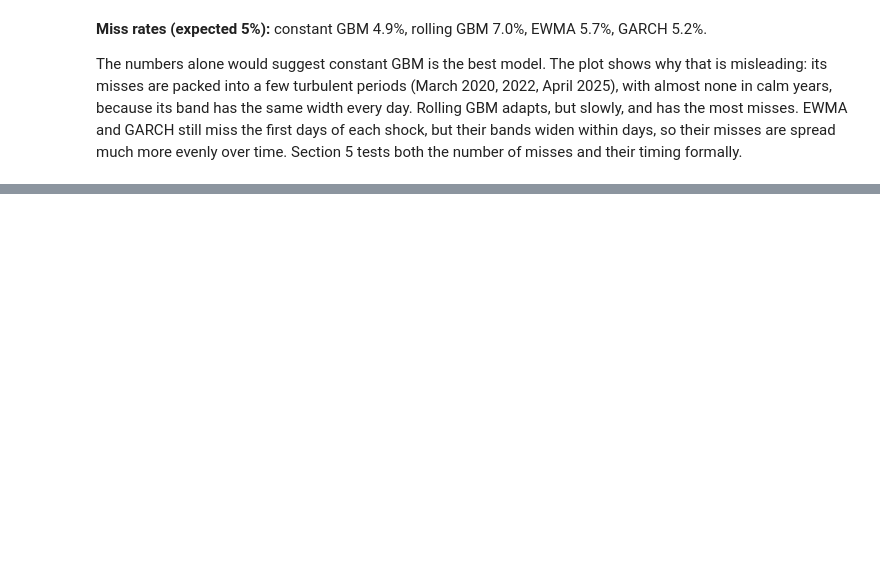
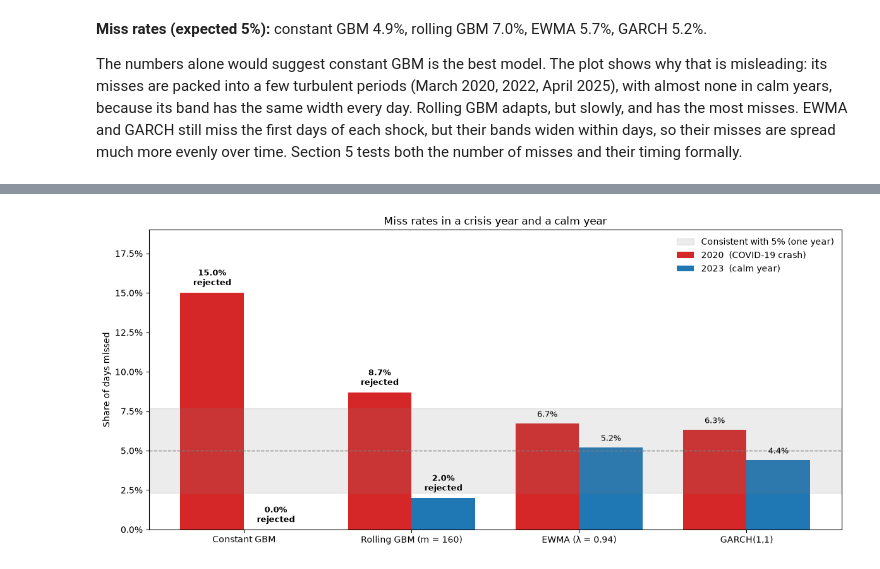
Before and after one commit to Harry140896/Volatility-band-width, a Jupyter notebook: volatility_band_width.ipynb, the cells around one changed output, grey strips where cells are left out. Saved outputs shown, nothing was run; the diff lists cells and outputs as text; code cells hidden in the pictures; blank space fills up the shorter version.

```diff
--- a/volatility_band_width.ipynb
+++ b/volatility_band_width.ipynb
@@ -452,0 +498,8 @@ The numbers alone would suggest constant GBM is the best model. The plot shows w
+# %%
+def kupiec_table(hits, names, period=None, **kwargs):
+    """Run kupiec_test on every model for one period; return one row per model."""
+    rows = {}
+    for name, h in zip(names, hits):
+        h_sel = h if period is None else h.loc[period]   # whole test period, or a slice
+        rows[name] = kupiec_test(h_sel, **kwargs)
+    return pd.DataFrame(rows).T
@@ -452,0 +552,3 @@ The numbers alone would suggest constant GBM is the best model. The plot shows w
+# %%
+names = ["const_gbm","rolling_gbm","ewma","garch"]
+kupiec_table(hits,names)
@@ -452,0 +634,38 @@ The numbers alone would suggest constant GBM is the best model. The plot shows w
+# %%
+years = ["2020", "2023"]
+year_colours = {"2020": "tab:red", "2023": "tab:blue"}
+labels = ["Constant GBM", "Rolling GBM (m = 160)", "EWMA (λ = 0.94)", "GARCH(1,1)"]
+x = np.arange(len(labels))
+w = 0.38
+
+fig, ax = plt.subplots(figsize=(12, 5.5))
+
+for k, year in enumerate(years):
+    tab = kupiec_table(hits, names, year)
+    rates = tab["p_hat"].astype(float).values
+    rejected = tab["reject"].astype(bool).values
+    bars = ax.bar(x + (k - 0.5) * w, rates, w, color=year_colours[year],
+                  label=f"{year}  ({'COVID-19 crash' if year == '2020' else 'calm year'})")
+    # mark the models Kupiec rejects in that year
+    for bar, rate, rej in zip(bars, rates, rejected):
+        ax.text(bar.get_x() + bar.get_width() / 2, rate + 0.003,
+                f"{rate:.1%}" + ("\nrejected" if rej else ""),
+                ha="center", va="bottom", fontsize=9,
+                fontweight="bold" if rej else "normal")
+
+# zone Kupiec accepts for about 252 days
+n_year = 252
+half = 1.96 * np.sqrt(0.05 * 0.95 / n_year)
+ax.axhspan(0.05 - half, 0.05 + half, color="grey", alpha=0.15, label="Consistent with 5% (one year)")
+ax.axhline(0.05, color="grey", ls="--", lw=1)
+
+ax.set_xticks(x, labels)
+ax.yaxis.set_major_formatter(PercentFormatter(1.0))
+ax.set_ylabel("Share of days missed")
+ax.set_title("Miss rates in a crisis year and a calm year")
+ax.set_ylim(0, 0.19)
+ax.legend(frameon=False, loc="upper right")
+plt.tight_layout()
+plt.show()
+# %% [output]
+[figure, added]
```
Also changed, not shown: parts of 19 cells of this notebook, 4 other files.
